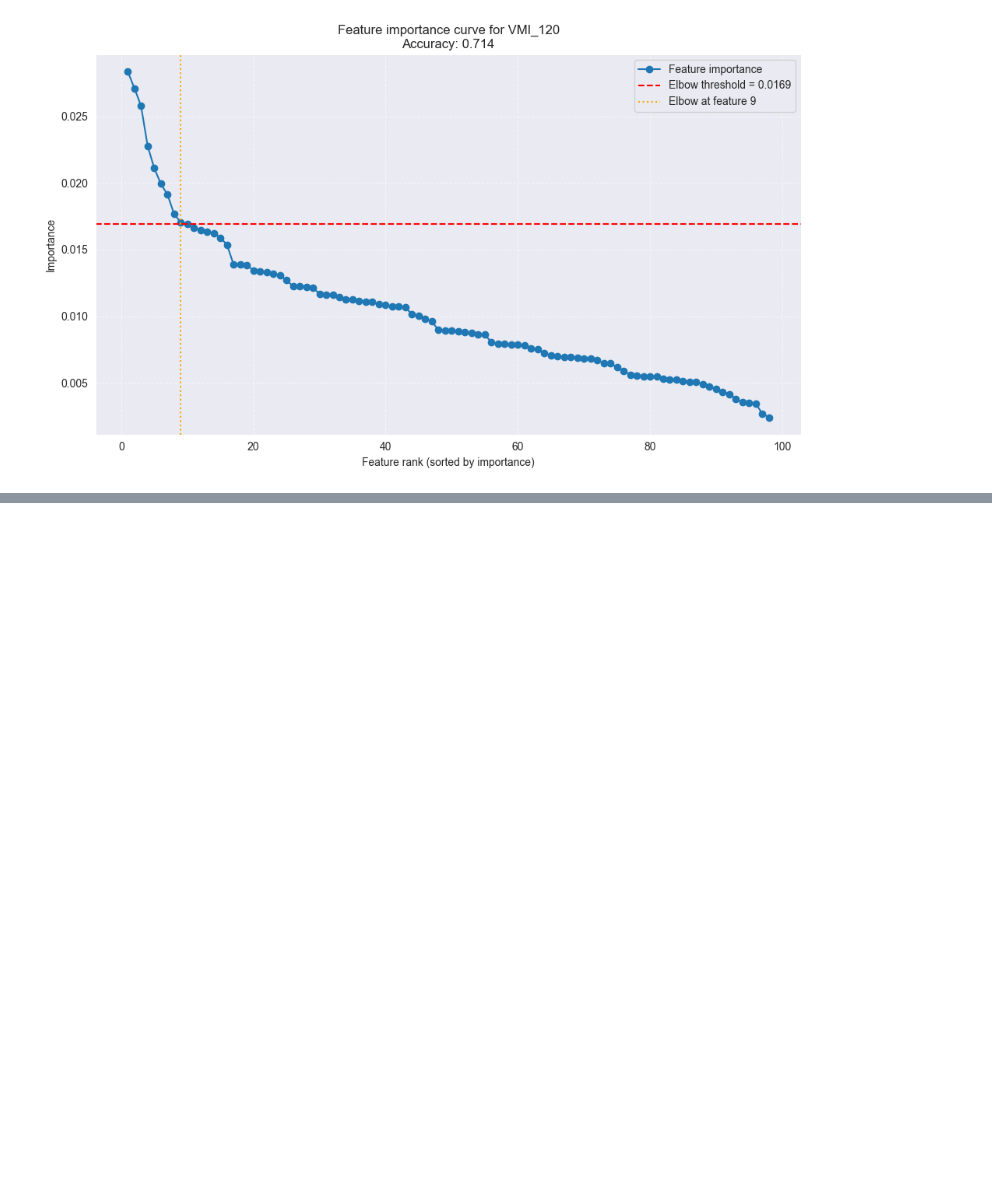
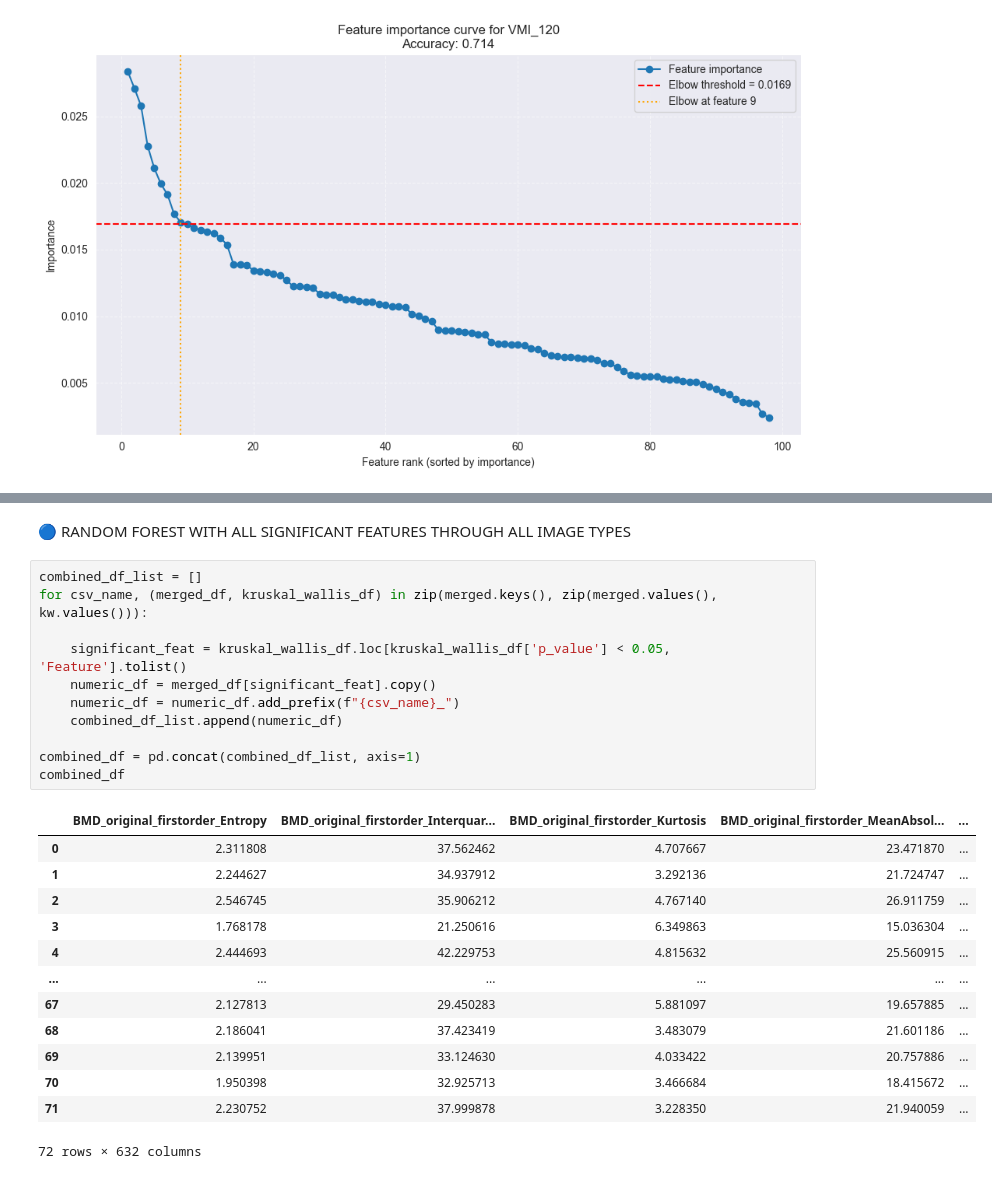
Before and after one commit to lukas1110/Analysis-of-multiple-myelomas-from-dual-CT, a Jupyter notebook: data_analysis/random_forest.ipynb, the cells around one changed output, grey strips where cells are left out. Cells and saved outputs as stored; diff of their text form; blank space fills up the shorter version.

```diff
--- a/data_analysis/random_forest.ipynb
+++ b/data_analysis/random_forest.ipynb
@@ -309,0 +412,27 @@ Selected features: ['original_ngtdm_Contrast', 'gradient_glrlm_LongRunLowGrayLev
+# %% [markdown]
+🔵 RANDOM FOREST WITH ALL SIGNIFICANT FEATURES THROUGH ALL IMAGE TYPES
+# %%
+combined_df_list = []
+for csv_name, (merged_df, kruskal_wallis_df) in zip(merged.keys(), zip(merged.values(), kw.values())):
+
+    significant_feat = kruskal_wallis_df.loc[kruskal_wallis_df['p_value'] < 0.05, 'Feature'].tolist()
+    numeric_df = merged_df[significant_feat].copy()
+    numeric_df = numeric_df.add_prefix(f"{csv_name}_")
+    combined_df_list.append(numeric_df)
+
+combined_df = pd.concat(combined_df_list, axis=1)
+combined_df
+# %% [output]
+|  | BMD_original_firstorder_Entropy | BMD_original_firstorder_Interquar... | BMD_original_firstorder_Kurtosis | BMD_original_firstorder_MeanAbsol... | ... |
+| 0 | 2.311808 | 37.562462 | 4.707667 | 23.471870 | ... |
+| 1 | 2.244627 | 34.937912 | 3.292136 | 21.724747 | ... |
+| 2 | 2.546745 | 35.906212 | 4.767140 | 26.911759 | ... |
+| 3 | 1.768178 | 21.250616 | 6.349863 | 15.036304 | ... |
+| 4 | 2.444693 | 42.229753 | 4.815632 | 25.560915 | ... |
+| ... | ... | ... | ... | ... | ... |
+| 67 | 2.127813 | 29.450283 | 5.881097 | 19.657885 | ... |
+| 68 | 2.186041 | 37.423419 | 3.483079 | 21.601186 | ... |
+| 69 | 2.139951 | 33.124630 | 4.033422 | 20.757886 | ... |
+| 70 | 1.950398 | 32.925713 | 3.466684 | 18.415672 | ... |
+| 71 | 2.230752 | 37.999878 | 3.228350 | 21.940059 | ... |
+72 rows × 632 columns
```
Also changed, not shown: parts of 5 cells of this notebook.
